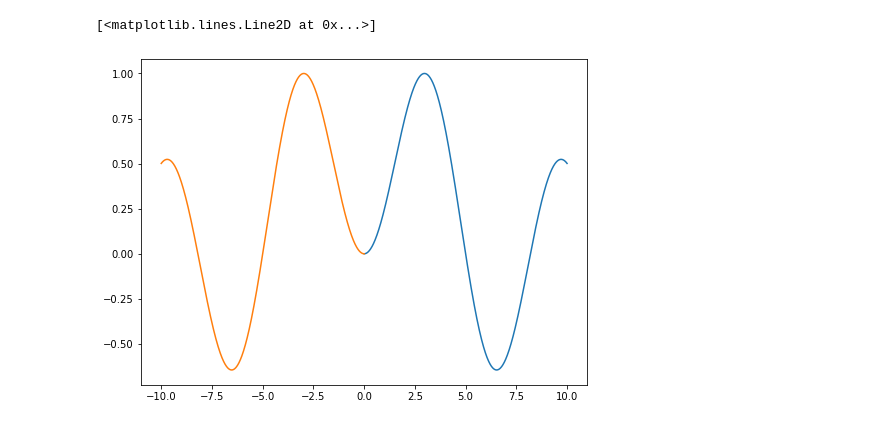
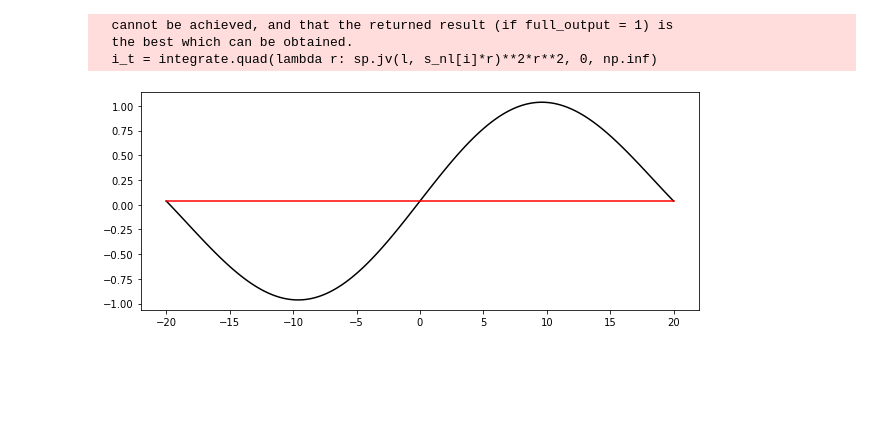
Before and after one commit to ColleaguePhy/Cuantica, a Jupyter notebook: Radial_Particula.ipynb, the cells around one changed output. Cells and saved outputs as stored; diff of their text form; code cells hidden in the pictures; blank space fills up the shorter version.

```diff
--- a/Radial_Particula.ipynb
+++ b/Radial_Particula.ipynb
@@ -62,12 +76,29 @@ for i in range(len(s_nl)):
-# %%
-
-plt.figure(figsize=(8,6))
-r = np.linspace(0,10,1000)
-plt.plot(r,R_nl[0]/np.max(R_nl[0]))
-plt.plot(-np.flip(r),np.flip(R_nl[0]/np.max(R_nl[0])))
-
-#for i in range(0, len(n)):
-#    plt.plot(x,[E_nl[i] for x in range(0,len(x))], color = 'k')
-# %% [output]
-[<matplotlib.lines.Line2D at 0x...>]
-[figure, removed]
+# %%
+def Grafica_fun_Radial(a,n,l):
+    r = np.linspace(0,a,100)
+    colores = ['black','dimgray','dimgrey','gray','grey','darkgray']
+    colores1 = ['red','darkred','maroon','firebrick','brown','indianred']
+    colores2 = ['midnightblue', 'navy', 'darkblue', 'mediumblue', 'blue',  'royalblue']
+    R_nl,E_nl=FuncionRadial(a,n,l)
+    x=np.linspace(-a,a,100)
+    xx=np.linspace(-a,a,100)
+
+    plt.figure(figsize=(10,4))
+
+    for i in range(0,len(R_nl)):   # n=3; n=1,2,3
+        if l% 2 == 0:
+            plt.plot(r,R_nl[i]/np.max(R_nl[i])+E_nl[i], color = colores[i])
+            plt.plot(-np.flip(r),np.flip(R_nl[i]/np.max(R_nl[i]))+E_nl[i], color = colores[i])
+            plt.plot(xx,[E_nl[i] for j in range(0,len(x))], colores1[i])
+        else:
+            plt.plot(r,R_nl[i]/np.max(R_nl[i])+E_nl[i], colores[i])
+            plt.plot(-np.flip(r),-np.flip(R_nl[i]/np.max(R_nl[i]))+E_nl[i], color = colores[i])
+            plt.plot(xx,[E_nl[i] for j in range(0,len(x))], colores1[i])
+    plt.show()
+# %%
+Grafica_fun_Radial(20,1,1)
+# %% [output]
+  cannot be achieved, and that the returned result (if full_output = 1) is
+  the best which can be obtained.
+  i_t = integrate.quad(lambda r: sp.jv(l, s_nl[i]*r)**2*r**2, 0, np.inf)
+[figure, added]
```
Also changed, not shown: parts of 13 cells of this notebook.
